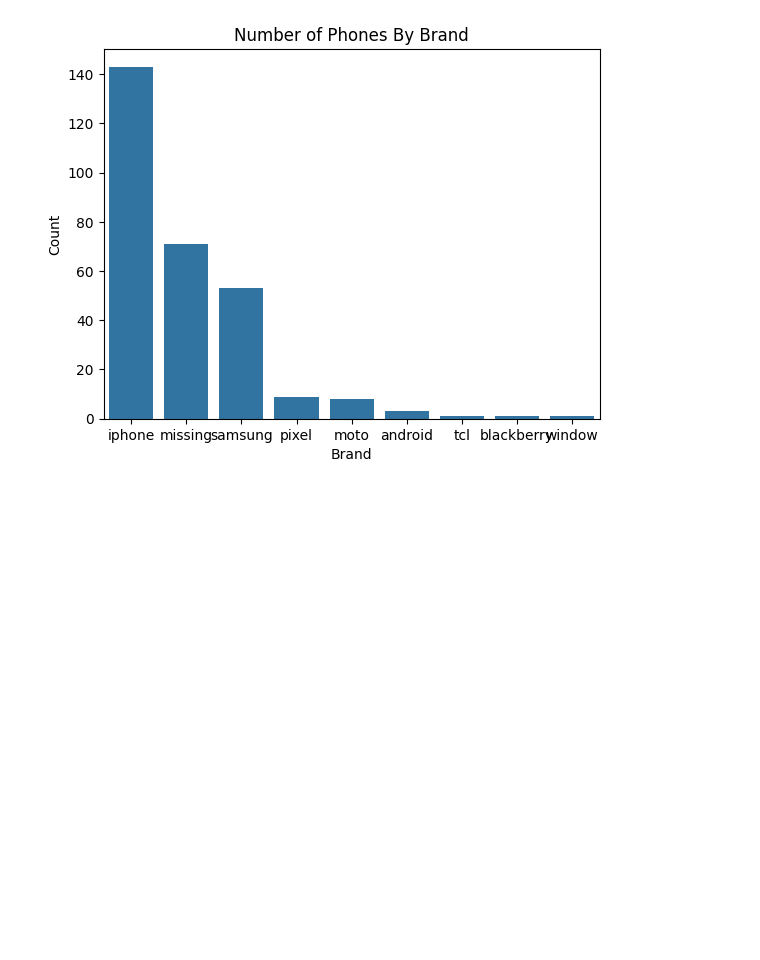
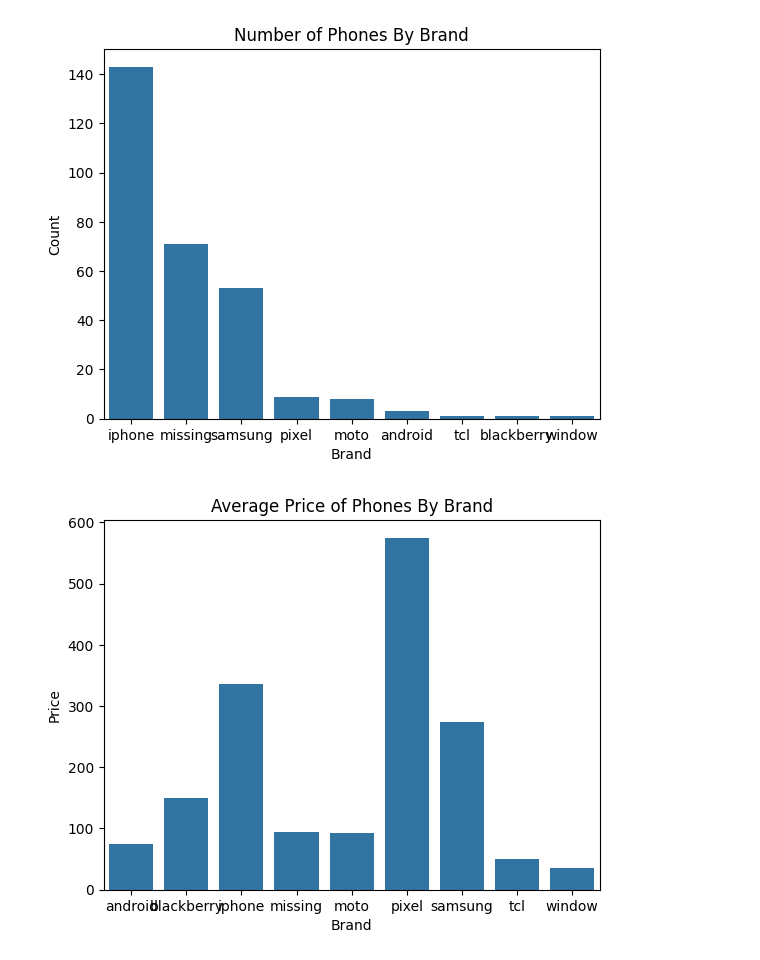
Before and after one commit to KaranRawatUVA/wrangling, a Jupyter notebook: lab/lab_notebook.ipynb, the cells around one changed output. Cells and saved outputs as stored; diff of their text form; code cells hidden in the pictures; blank space fills up the shorter version.

Commit message:
added graphs

```diff
--- a/lab/lab_notebook.ipynb
+++ b/lab/lab_notebook.ipynb
@@ -305,3 +307,24 @@ plt.ylabel('Count')
 plt.show()
 # %% [output]
 [figure]
+# %%
+df_without_outlier = df[df['price'] < 2000]
+
+
+df_price = df_without_outlier.groupby('brand')['price'].mean().reset_index()
+
+
+sns.barplot(x = 'brand',
+            y = 'price',
+            data = df_price)
+
+plt.title('Average Price of Phones By Brand')
+plt.xlabel('Brand')
+plt.ylabel('Price')
+
+
+
+
+plt.show()
+# %% [output]
+[figure, added]
```
Also changed, not shown: parts of 8 cells of this notebook.
